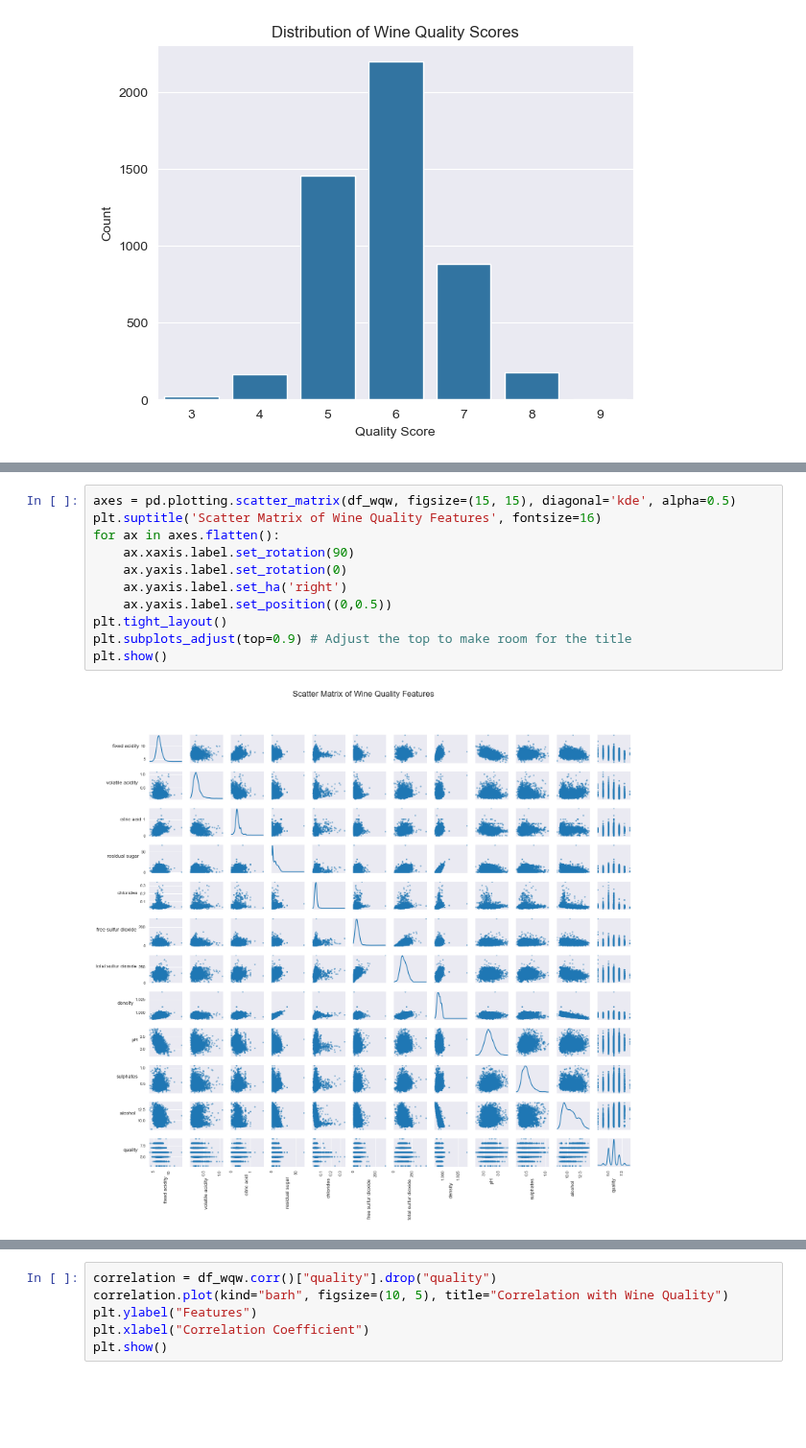
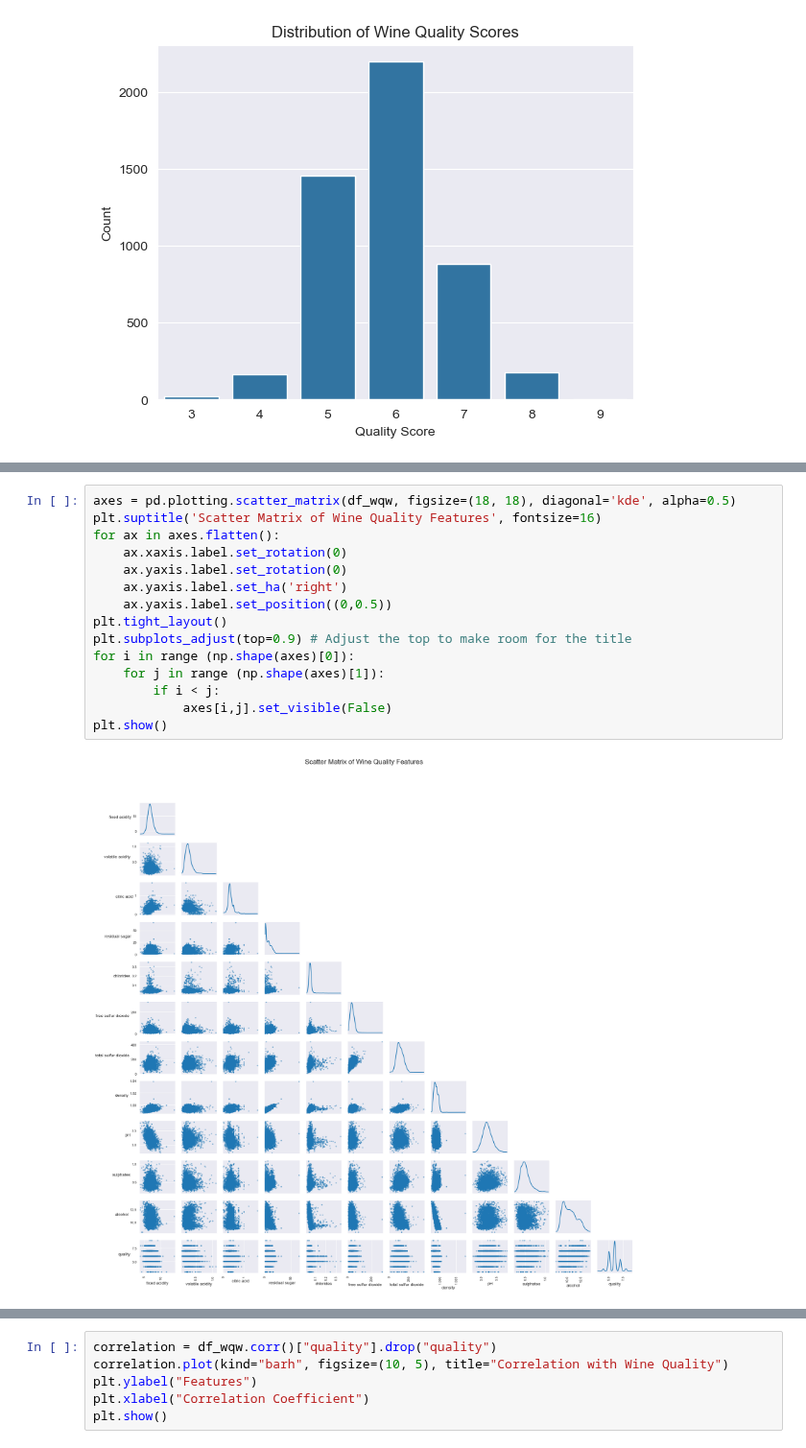
Before and after one commit to gps-stellar/Simple-Regression-Models, a Jupyter notebook: Wine-Quality-Regression/Wine_Quality_Regression.ipynb, the cells around one changed output, grey strips where cells are left out. Shown at 96% size. Drawn from its saved outputs; the diff is of its cells as text; blank space fills up the shorter version.

```diff
--- a/Wine-Quality-Regression/Wine_Quality_Regression.ipynb
+++ b/Wine-Quality-Regression/Wine_Quality_Regression.ipynb
@@ -109,14 +108,18 @@ sns.heatmap(df_wqw.corr(), annot=True, cmap='Purples', fmt='.2f', mask=np.triu(d
 # %%
-axes = pd.plotting.scatter_matrix(df_wqw, figsize=(15, 15), diagonal='kde', alpha=0.5)
+axes = pd.plotting.scatter_matrix(df_wqw, figsize=(18, 18), diagonal='kde', alpha=0.5)
 plt.suptitle('Scatter Matrix of Wine Quality Features', fontsize=16)
 for ax in axes.flatten():
-    ax.xaxis.label.set_rotation(90)
+    ax.xaxis.label.set_rotation(0)
     ax.yaxis.label.set_rotation(0)
     ax.yaxis.label.set_ha('right')
     ax.yaxis.label.set_position((0,0.5))
 plt.tight_layout()
 plt.subplots_adjust(top=0.9) # Adjust the top to make room for the title
+for i in range (np.shape(axes)[0]):
+    for j in range (np.shape(axes)[1]):
+        if i < j:
+            axes[i,j].set_visible(False)
 plt.show()
 # %% [output]
-[figure, old version]
+[figure, new version]
 # %%
```
Also changed, not shown: parts of 6 cells of this notebook.
